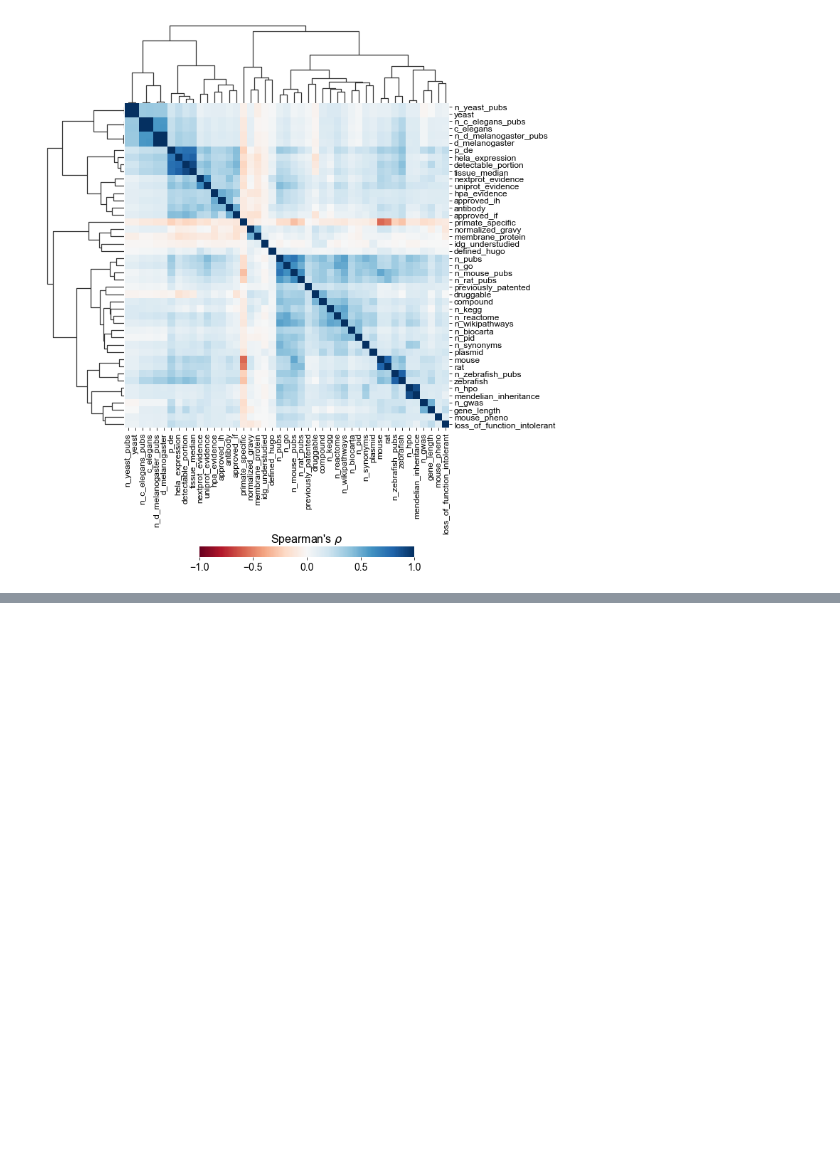
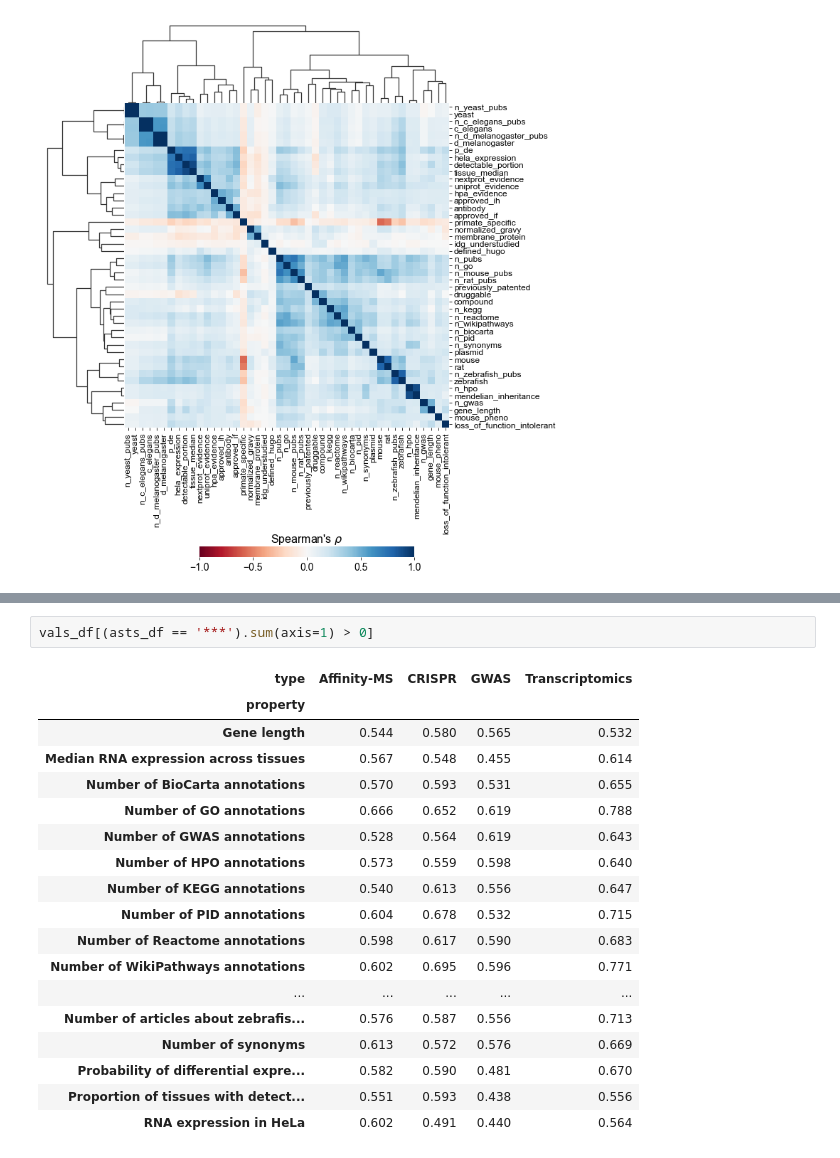
Before and after one commit to amarallab/fmug_analysis, a Jupyter notebook: notebooks/230728_evaluate_table.ipynb, the cells around one changed output, grey strips where cells are left out. Saved outputs shown, nothing was run; the diff lists cells and outputs as text; blank space fills up the shorter version.

```diff
--- a/notebooks/230728_evaluate_table.ipynb
+++ b/notebooks/230728_evaluate_table.ipynb
@@ -518,0 +698,21 @@ meta NOT subset; don't know how to subset; dropped
+# %%
+vals_df[(asts_df == '***').sum(axis=1) > 0]
+# %% [output]
+| type | Affinity-MS | CRISPR | GWAS | Transcriptomics |
+| property |  |  |  |  |
+| Gene length | 0.544 | 0.580 | 0.565 | 0.532 |
+| Median RNA expression across tissues | 0.567 | 0.548 | 0.455 | 0.614 |
+| Number of BioCarta annotations | 0.570 | 0.593 | 0.531 | 0.655 |
+| Number of GO annotations | 0.666 | 0.652 | 0.619 | 0.788 |
+| Number of GWAS annotations | 0.528 | 0.564 | 0.619 | 0.643 |
+| Number of HPO annotations | 0.573 | 0.559 | 0.598 | 0.640 |
+| Number of KEGG annotations | 0.540 | 0.613 | 0.556 | 0.647 |
+| Number of PID annotations | 0.604 | 0.678 | 0.532 | 0.715 |
+| Number of Reactome annotations | 0.598 | 0.617 | 0.590 | 0.683 |
+| Number of WikiPathways annotations | 0.602 | 0.695 | 0.596 | 0.771 |
+| ... | ... | ... | ... | ... |
+| Number of articles about zebrafis... | 0.576 | 0.587 | 0.556 | 0.713 |
+| Number of synonyms | 0.613 | 0.572 | 0.576 | 0.669 |
+| Probability of differential expre... | 0.582 | 0.590 | 0.481 | 0.670 |
+| Proportion of tissues with detect... | 0.551 | 0.593 | 0.438 | 0.556 |
+| RNA expression in HeLa | 0.602 | 0.491 | 0.440 | 0.564 |
```
Also changed, not shown: parts of 21 cells of this notebook, 3 other files.
